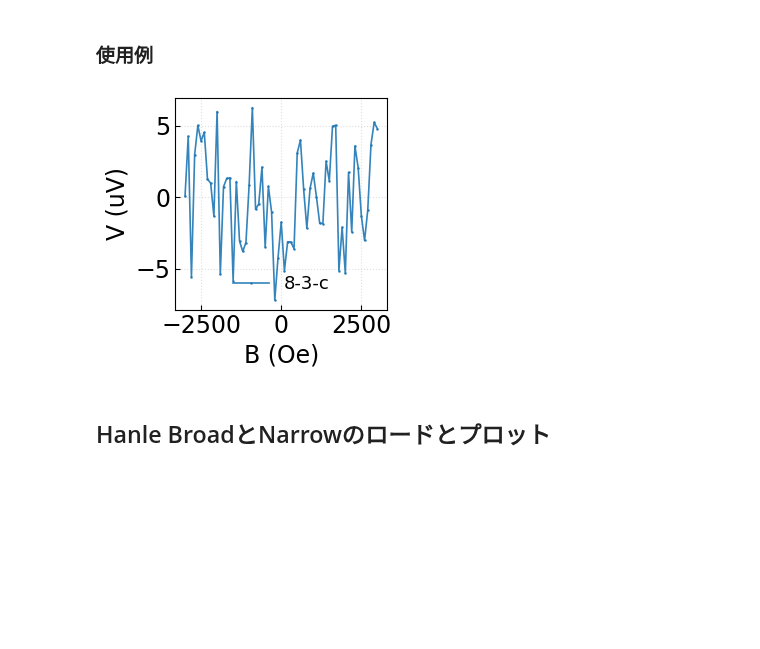
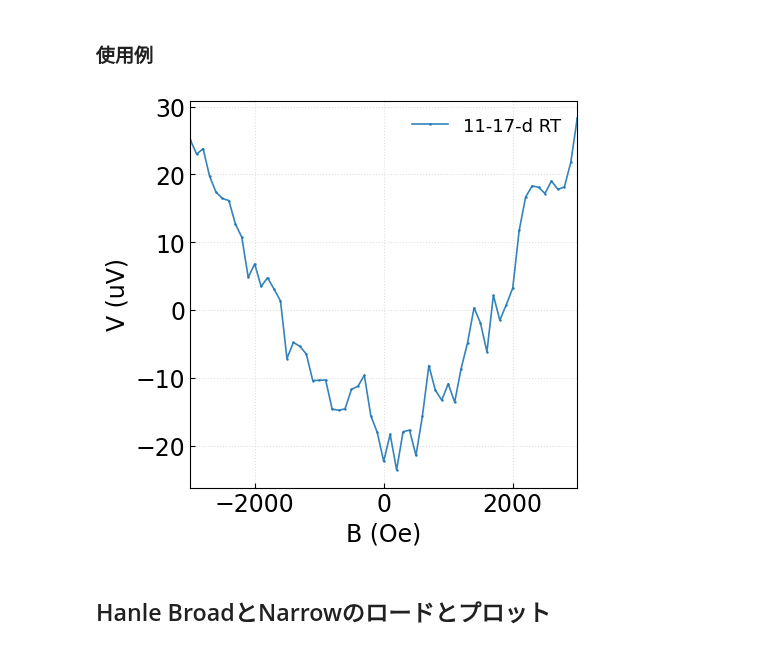
Before and after one commit to shimizuryos/expdata-plotter, a Jupyter notebook: plot_exp_data.ipynb, the cells around one changed output. Cells and saved outputs as stored; diff of their text form; code cells hidden in the pictures; blank space fills up the shorter version.

```diff
--- a/plot_exp_data.ipynb
+++ b/plot_exp_data.ipynb
@@ -502,17 +502,17 @@ from src import read_hanle_raw_data, plot_hanle_by_index
 # %% [markdown]
 ### 使用例
 # %%
-file_path = '/Volumes/NO NAME/20250918 CoFe 3T/Hanle/250926/20250926_165455 Hanle 8-3c Mg8nm 300K 3000-100 90deg -60mA 0.66V 0.50V_averaged'
+file_path = '/Volumes/NO NAME/251112 CoFe/251126/Hanle RT/20251128_162842 11-17-d Mg2nm RT -3.2mA 0.52V 0.49V 90deg 3000-100_averaged'
 magnetic_field, voltage = read_hanle_raw_data(file_path)
 fig, ax = plot_hanle_by_index(
     label_indices=1,
     magnetic_field_series=[magnetic_field],
     voltage_series=[voltage],
-    legend_labels=["8-3-c"],
-    figsize=(10, 3),
+    legend_labels=["11-17-d RT"],
+    figsize=(5, 5),
 )
 # %% [output]
-[figure, old version]
+[figure, new version]
 # %% [markdown]
 ## Hanle BroadとNarrowのロードとプロット
 # %% [markdown]
```
Also changed, not shown: parts of 2 cells of this notebook, 6 other files.
